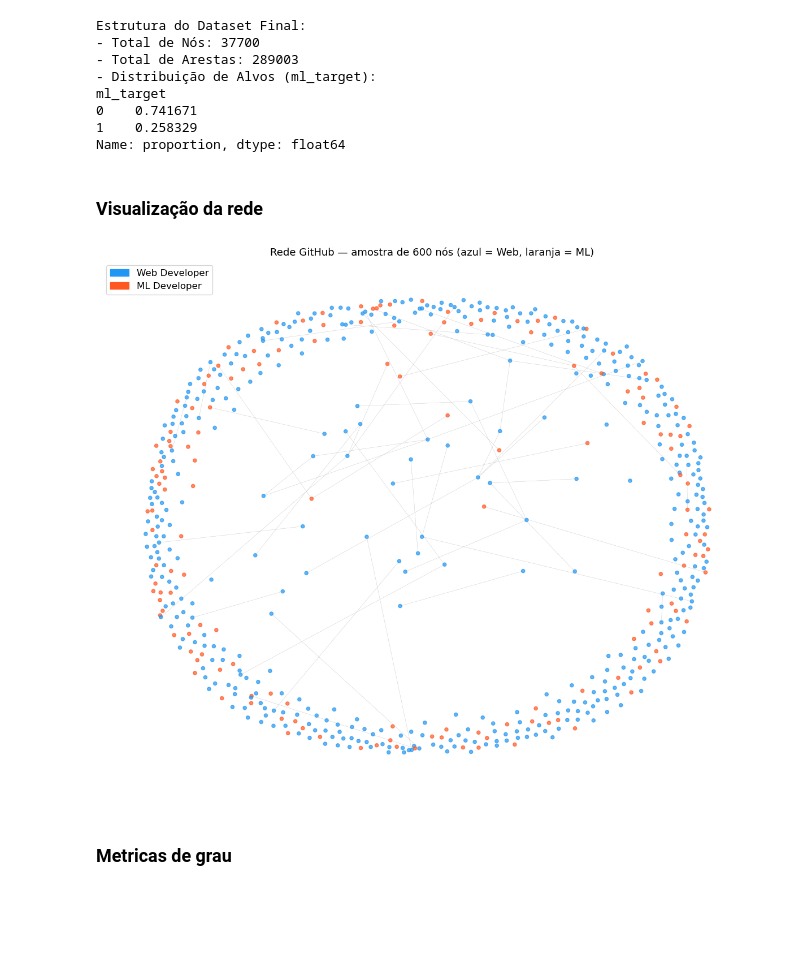
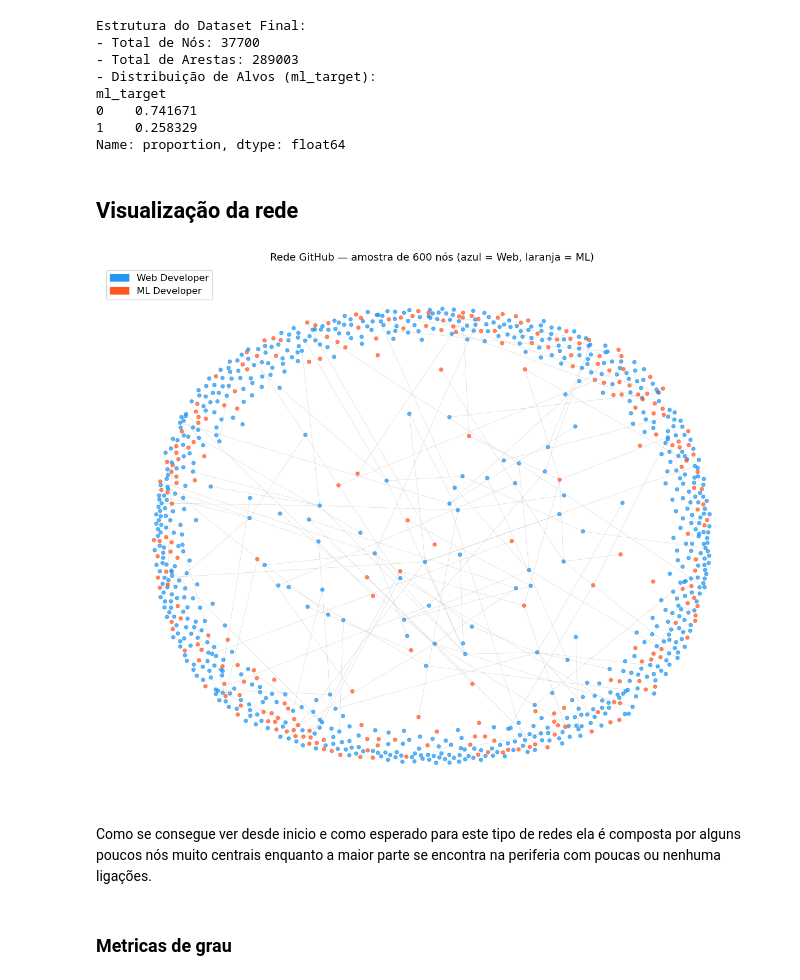
Before and after one commit to rafaelaferr04/Projeto_TeoriadeRedesNeuronais, a Jupyter notebook: NotebookIRN.ipynb, the cells around one changed output. Drawn from its saved outputs; the diff is of its cells as text; code cells hidden in the pictures; blank space fills up the shorter version.

```diff
--- a/NotebookIRN.ipynb
+++ b/NotebookIRN.ipynb
@@ -160,42 +160,44 @@ ml_target
 1    0.258329
 Name: proportion, dtype: float64
 # %% [markdown]
-### Visualização da rede
+## Visualização da rede
 # %%
 import matplotlib.pyplot as plt
 import matplotlib.patches as mpatches
 
 # Definir ml_mapping
 ml_mapping = dict(zip(df2_final['id'], df2_final['ml_target']))
 
 random.seed(42)
-sample_viz = random.sample(list(G.nodes()), 600)
+sample_viz = random.sample(list(G.nodes()), 1000)
 G_viz = G.subgraph(sample_viz).copy()
 
 color_map = ['#2196F3' if ml_mapping.get(n, 0) == 0 else '#FF5722'
              for n in G_viz.nodes()]
 
 pos = nx.spring_layout(G_viz, seed=42, k=0.4)
 
 plt.figure(figsize=(12, 10))
 nx.draw_networkx(
     G_viz, pos,
     node_color=color_map,
     node_size=20,
     with_labels=False,
     edge_color='#AAAAAA',
     alpha=0.7,
     width=0.3
 )
 web_patch = mpatches.Patch(color='#2196F3', label='Web Developer')
 ml_patch  = mpatches.Patch(color='#FF5722', label='ML Developer')
 plt.legend(handles=[web_patch, ml_patch], loc='upper left', fontsize=12)
 plt.title('Rede GitHub — amostra de 600 nós (azul = Web, laranja = ML)', fontsize=13)
 plt.axis('off')
 plt.tight_layout()
 plt.show()
 # %% [output]
-[figure, old version]
+[figure, new version]
+# %% [markdown]
+Como se consegue ver desde inicio e como esperado para este tipo de redes ela é composta por alguns poucos nós muito centrais enquanto a maior parte se encontra na periferia com poucas ou nenhuma ligações.
 # %% [markdown]
 ### Metricas de grau
 # %%
```
Also changed, not shown: parts of 30 cells of this notebook.
